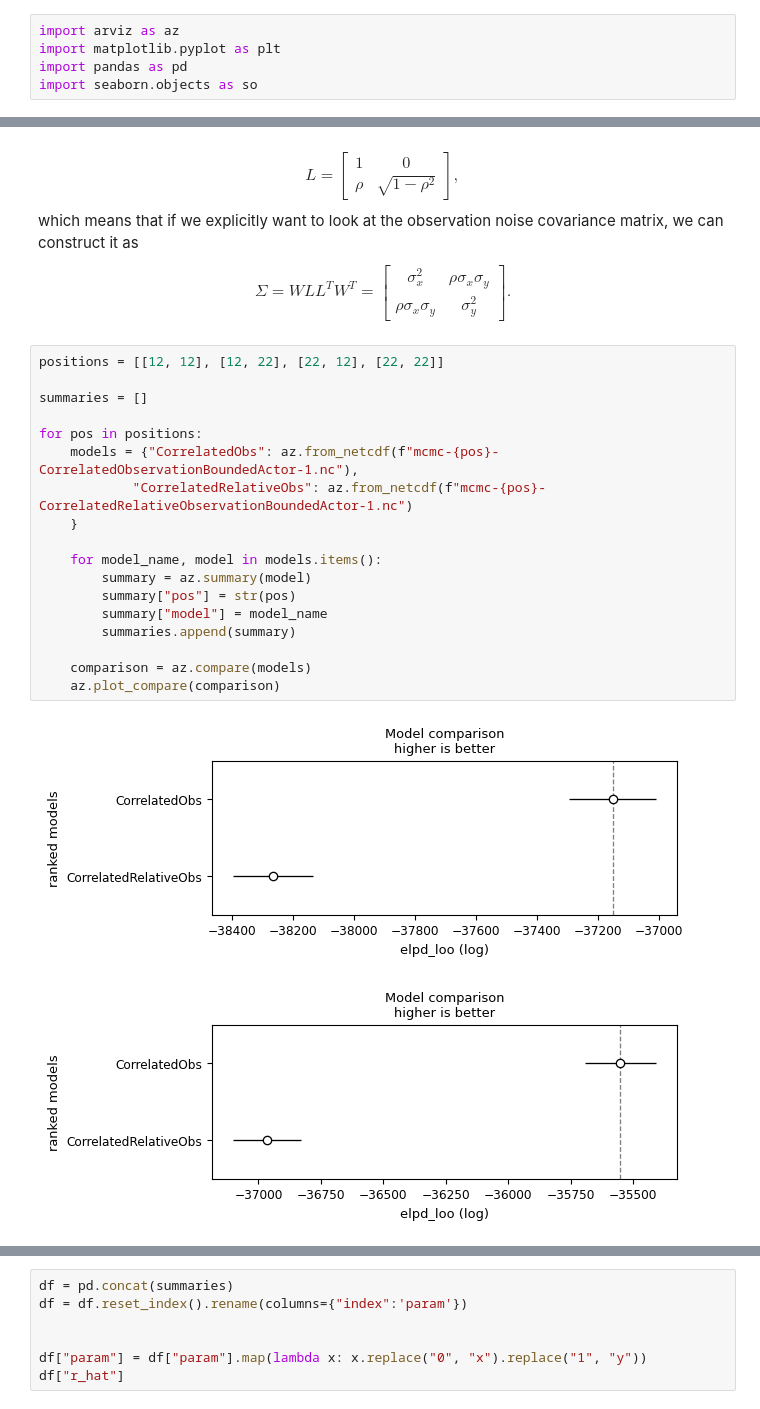
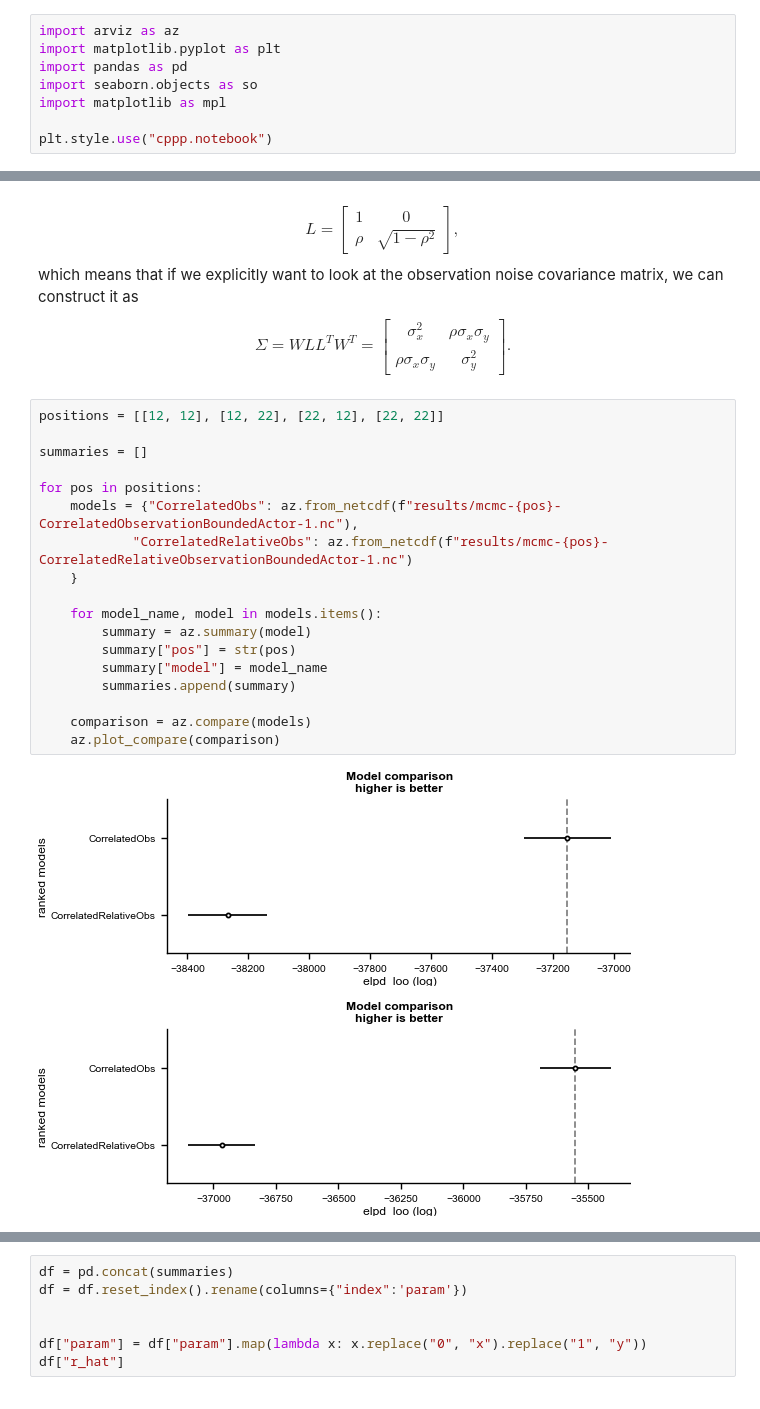
Before and after one commit to dominikstrb/cpp-proprioception, a Jupyter notebook: ModelEvaluation.ipynb, the cells around one changed output, grey strips where cells are left out. Drawn from its saved outputs; the diff is of its cells as text.

```diff
--- a/ModelEvaluation.ipynb
+++ b/ModelEvaluation.ipynb
@@ -3,6 +3,9 @@ import arviz as az
 import matplotlib.pyplot as plt
 import pandas as pd
 import seaborn.objects as so
+import matplotlib as mpl
+
+plt.style.use("cppp.notebook")
 # %% [markdown]
 ## Model definition
 
@@ -82,21 +85,21 @@ $$
 # %%
 positions = [[12, 12], [12, 22], [22, 12], [22, 22]]
 
 summaries = []
 
 for pos in positions:
-    models = {"CorrelatedObs": az.from_netcdf(f"mcmc-{pos}-CorrelatedObservationBoundedActor-1.nc"),
-            "CorrelatedRelativeObs": az.from_netcdf(f"mcmc-{pos}-CorrelatedRelativeObservationBoundedActor-1.nc")
+    models = {"CorrelatedObs": az.from_netcdf(f"results/mcmc-{pos}-CorrelatedObservationBoundedActor-1.nc"),
+            "CorrelatedRelativeObs": az.from_netcdf(f"results/mcmc-{pos}-CorrelatedRelativeObservationBoundedActor-1.nc")
     }
 
     for model_name, model in models.items():
         summary = az.summary(model)
         summary["pos"] = str(pos)
         summary["model"] = model_name
         summaries.append(summary)
 
     comparison = az.compare(models)
     az.plot_compare(comparison)
 # %% [output]
-[figure, old version]
+[figure, new version]
-[figure, old version]
+[figure, new version]
```
Also changed, not shown: parts of 2 cells of this notebook, 1 other file.
